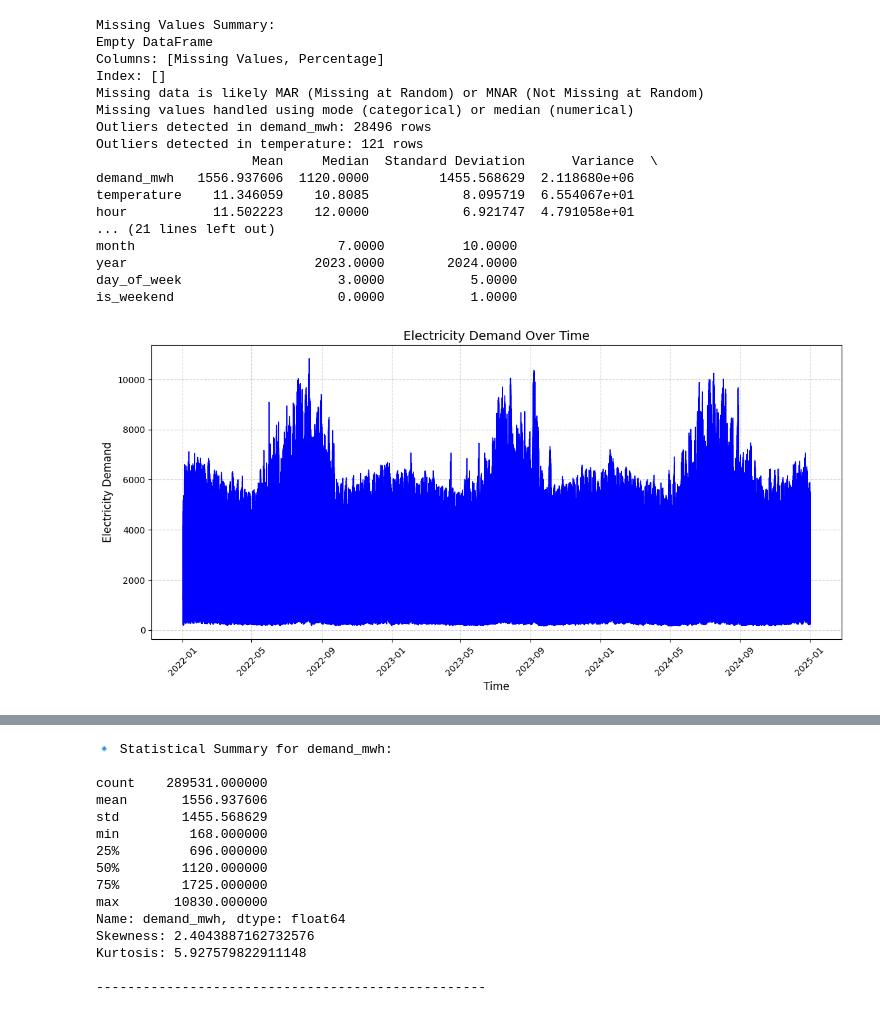
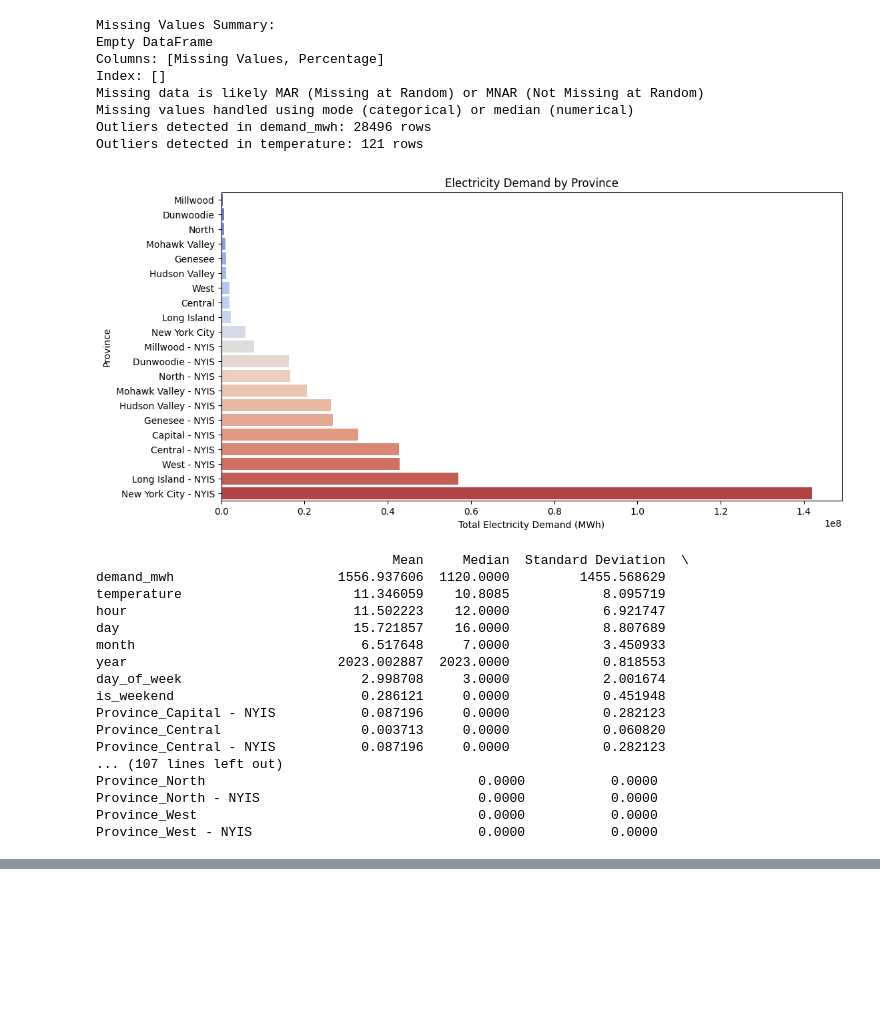
Before and after one commit to hashimaliii/Exploratory-Data-Analysis-In-Data-Science, a Jupyter notebook: F223635_BSE6A_Assignment2.ipynb, the cells around one changed output, grey strips where cells are left out. Saved outputs shown, nothing was run; the diff lists cells and outputs as text; code cells hidden in the pictures; blank space fills up the shorter version.

```diff
--- a/F223635_BSE6A_Assignment2.ipynb
+++ b/F223635_BSE6A_Assignment2.ipynb
@@ -18,7 +18,7 @@ def load_electricity_data(folder_path):
     electricity_df["period"] = pd.to_datetime(electricity_df["period"], errors='coerce')
     electricity_df["value"] = electricity_df["value"].astype(str).str.extract(r'([0-9]+\.?[0-9]*)')[0]
     electricity_df["value"] = pd.to_numeric(electricity_df["value"], errors='coerce')
-    electricity_df = electricity_df.rename(columns={"period": "datetime", "value": "demand_mwh"})
+    electricity_df = electricity_df.rename(columns={"period": "datetime", "value": "demand_mwh", "subba-name" : "Province"})
     electricity_df["datetime"] = pd.to_datetime(electricity_df["datetime"], errors='coerce', utc=True)
     return electricity_df.dropna()
 
@@ -66,6 +66,10 @@ def feature_engineering(data):
     data["is_weekend"] = data["day_of_week"].apply(lambda x: 1 if x >= 5 else 0)
     data["season"] = data["month"].apply(lambda x: 'Winter' if x in [12, 1, 2] else 'Spring' if x in [3, 4, 5] else 'Summer' if x in [6, 7, 8] else 'Fall')
     data = pd.get_dummies(data, columns=['season'], drop_first=True)
+    data = pd.get_dummies(data, columns=['Province'], drop_first=True)
+    # Convert only the new dummy columns to int
+    dummy_cols = [col for col in data.columns if 'Province_' in col]
+    data[dummy_cols] = data[dummy_cols].astype(int)
 
     return data
 
@@ -378,7 +382,31 @@ def time_series_analysis(df, date_col, target_col, period=24):
     # Reset index after analysis
     df.reset_index(inplace=True)
 
+def check_demand_in_each_city(data):
+    # Extract province columns (all columns starting with "Province_")
+    province_columns = [col for col in data.columns if col.startswith("Province_")]
+
+    # Multiply each one-hot encoded province column by the demand to distribute demand correctly
+    province_demand = data[province_columns].multiply(data["demand_mwh"], axis=0).sum()
+
+    # Sort values
+    province_demand = province_demand.sort_values()
+
+    # Plot
+    plt.figure(figsize=(12, 6))
+    sns.barplot(y=province_demand.index.str.replace("Province_", ""), x=province_demand.values, palette="coolwarm", orient='h')
+
+    plt.ylabel("Province")
+    plt.xlabel("Total Electricity Demand (MWh)")
+    plt.title("Electricity Demand by Province")
+    plt.show()
+
+    return province_demand
+
 def perform_eda(df):
+
+    check_demand_in_each_city(df)
+
     statistical_summary_result = statistical_summary(df)
     print(statistical_summary_result)
 
@@ -491,12 +519,15 @@ def regression_model(df, target, time_column, test_size=0.2):
     """
 
     # Ensure time_column is in datetime format
-    df[time_column] = pd.to_datetime(df[time_column])
+    # df[time_column] = pd.to_datetime(df[time_column])
 
     # Define Features (Excluding Non-Numeric Columns)
     feature_cols = ["hour", "day", "month", "year", "day_of_week", "is_weekend", "season_Spring", "season_Summer", "season_Winter"]
     if "temperature" in df.columns:
         feature_cols.append("temperature")  # Include temperature if available
+
+    province_columns = [col for col in df.columns if col.startswith("Province_")]
+    feature_cols.extend(province_columns)
 
     X = df[feature_cols]
     y = df[target]
@@ -545,41 +576,49 @@ if __name__ == "__main__":
 
     # Data Loading
     raw_df = merge_data("raw")
     raw_df.to_csv("raw_merged_data.csv", index=False)
 
     # Data Processing
     processed_df = process_data(raw_df)
     processed_df.to_csv("processed_data.csv", index=False)
 
     # EDA
     perform_eda(processed_df)
 
     # Outlier Detection
     cleaned_df = outliers(processed_df)
     cleaned_df.to_csv("cleaned_data.csv", index=False)
 
     # Normalization
     normalized_df = normalize_data(cleaned_df)
     normalized_df.to_csv("normalized_data.csv", index=False)
 
     # Regression Model
-    model, predictions = regression_model(normalized_df, target="demand_mwh", time_column="datetime")
+    model, predictions = regression_model(cleaned_df, target="demand_mwh", time_column="datetime")
 # %% [output]
 Missing Values Summary:
 Empty DataFrame
 Columns: [Missing Values, Percentage]
 Index: []
 Missing data is likely MAR (Missing at Random) or MNAR (Not Missing at Random)
 Missing values handled using mode (categorical) or median (numerical)
 Outliers detected in demand_mwh: 28496 rows
 Outliers detected in temperature: 121 rows
-                    Mean     Median  Standard Deviation      Variance  \
-demand_mwh   1556.937606  1120.0000         1455.568629  2.118680e+06
-temperature    11.346059    10.8085            8.095719  6.554067e+01
-hour           11.502223    12.0000            6.921747  4.791058e+01
-... (21 lines left out)
-month                          7.0000          10.0000
-year                        2023.0000        2024.0000
-day_of_week                    3.0000           5.0000
-is_weekend                     0.0000           1.0000
-[figure, old version]
+[figure, new version]
+                                      Mean     Median  Standard Deviation  \
+demand_mwh                     1556.937606  1120.0000         1455.568629
+temperature                      11.346059    10.8085            8.095719
+hour                             11.502223    12.0000            6.921747
+day                              15.721857    16.0000            8.807689
+month                             6.517648     7.0000            3.450933
+year                           2023.002887  2023.0000            0.818553
+day_of_week                       2.998708     3.0000            2.001674
+is_weekend                        0.286121     0.0000            0.451948
+Province_Capital - NYIS           0.087196     0.0000            0.282123
+Province_Central                  0.003713     0.0000            0.060820
+Province_Central - NYIS           0.087196     0.0000            0.282123
+... (107 lines left out)
+Province_North                                   0.0000           0.0000
+Province_North - NYIS                            0.0000           0.0000
+Province_West                                    0.0000           0.0000
+Province_West - NYIS                             0.0000           0.0000
@@ -587,15 +625,0 @@ is_weekend                     0.0000           1.0000
-🔹 Statistical Summary for demand_mwh:
-
-count    289531.000000
-mean       1556.937606
-std        1455.568629
-min         168.000000
-25%         696.000000
-50%        1120.000000
-75%        1725.000000
-max       10830.000000
-Name: demand_mwh, dtype: float64
-Skewness: 2.4043887162732576
-Kurtosis: 5.927579822911148
-
---------------------------------------------------
```
Also changed, not shown: parts of 1 cell of this notebook, 10 other files.
